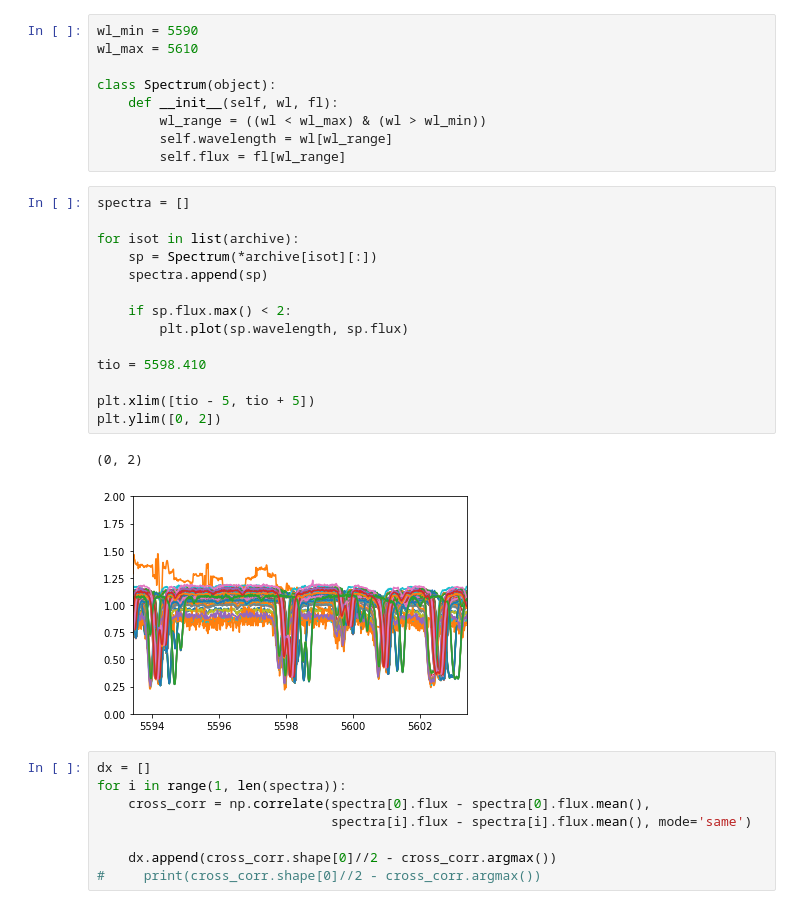
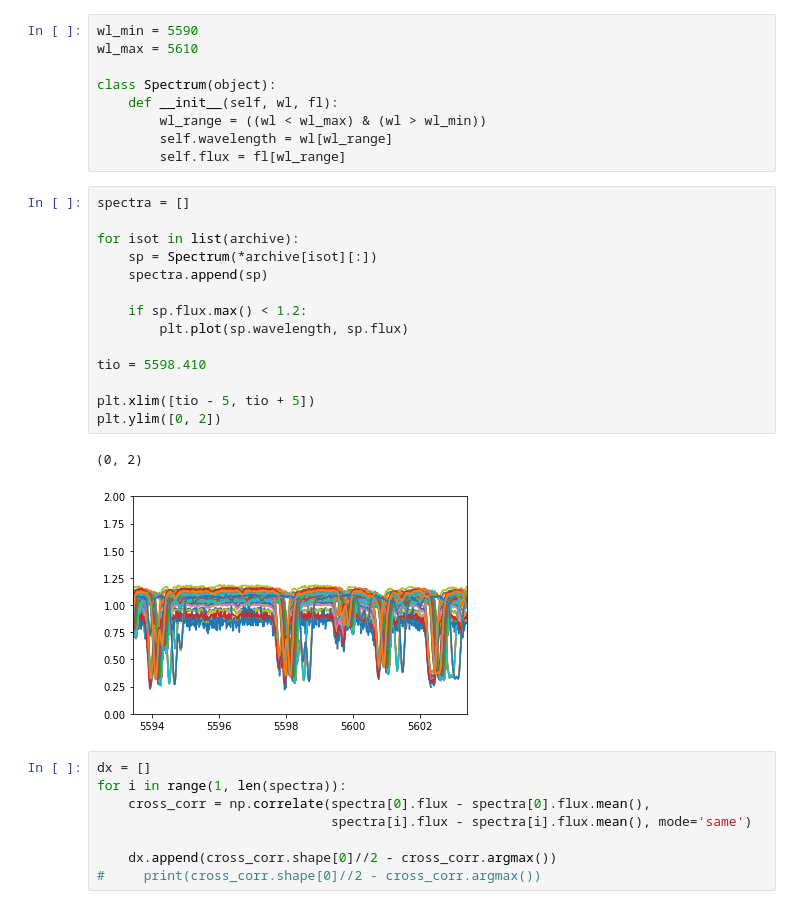
Before and after one commit to bmorris3/sharp, a Jupyter notebook: inspect_archive.ipynb, the cells around one changed output. Saved outputs shown, nothing was run; the diff lists cells and outputs as text.

```diff
--- a/inspect_archive.ipynb
+++ b/inspect_archive.ipynb
@@ -18,20 +18,20 @@ class Spectrum(object):
 # %%
 spectra = []
 
 for isot in list(archive):
     sp = Spectrum(*archive[isot][:])
     spectra.append(sp)
 
-    if sp.flux.max() < 2:
+    if sp.flux.max() < 1.2:
         plt.plot(sp.wavelength, sp.flux)
 
 tio = 5598.410
 
 plt.xlim([tio - 5, tio + 5])
 plt.ylim([0, 2])
 # %% [output]
 (0, 2)
-[figure, old version]
+[figure, new version]
 # %%
 dx = []
 for i in range(1, len(spectra)):
```
Also changed, not shown: parts of 1 cell of this notebook, 4 other files.
